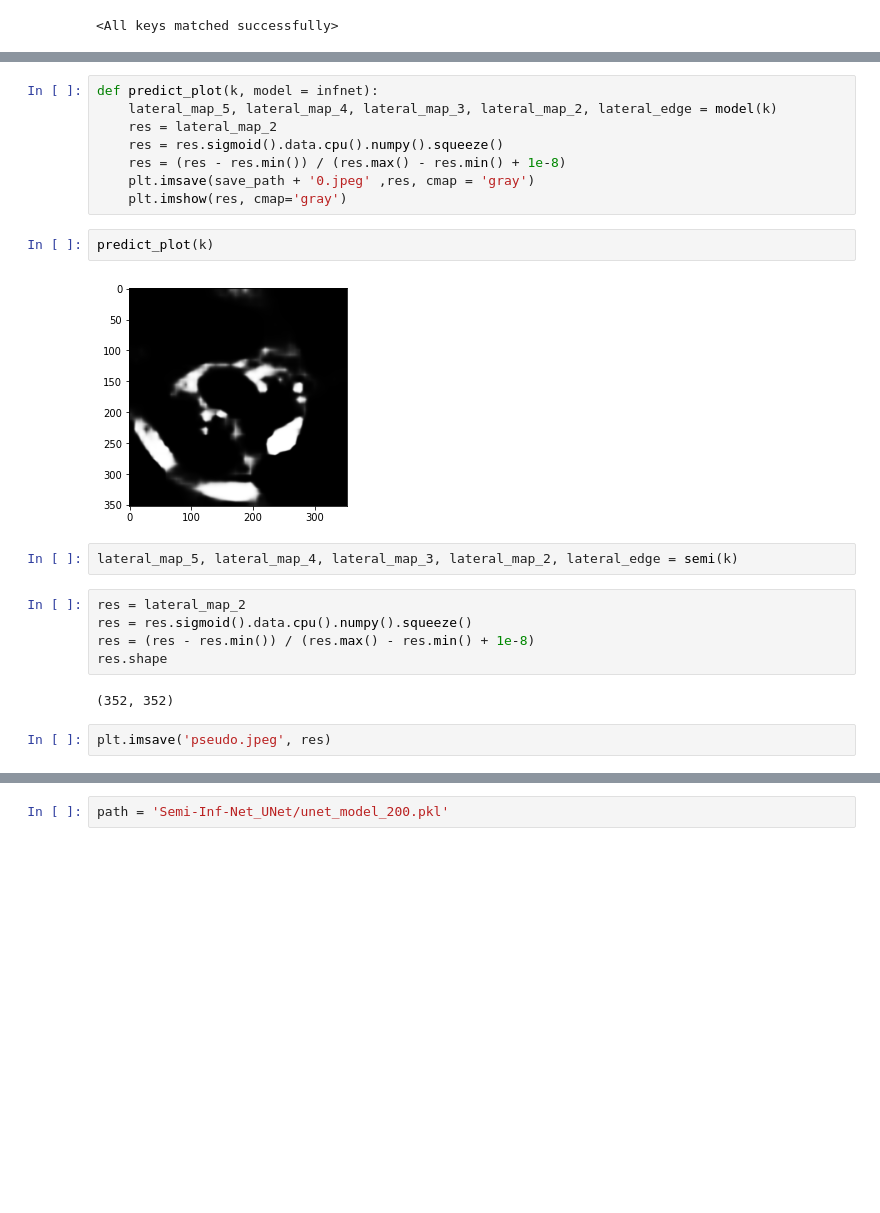
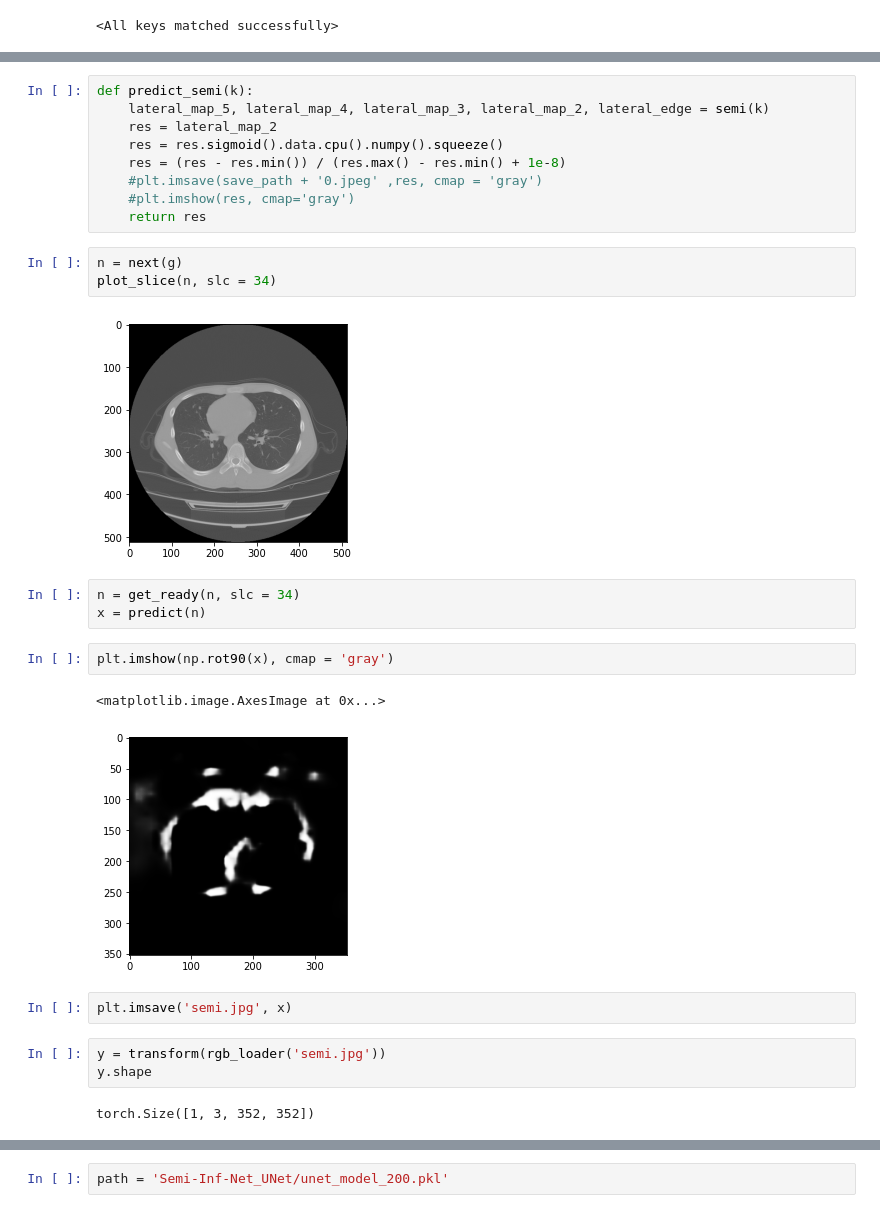
Before and after one commit to Timothy102/ct-ris, a Jupyter notebook: Do.ipynb, the cells around one changed output, grey strips where cells are left out. Cells and saved outputs as stored; diff of their text form; blank space fills up the shorter version.

```diff
--- a/Do.ipynb
+++ b/Do.ipynb
@@ -1057,23 +558,29 @@ semi.load_state_dict(torch.load(seminet_pth, map_location=device))
 # %%
-def predict_plot(k, model = infnet):
-    lateral_map_5, lateral_map_4, lateral_map_3, lateral_map_2, lateral_edge = model(k)
+def predict_semi(k):
+    lateral_map_5, lateral_map_4, lateral_map_3, lateral_map_2, lateral_edge = semi(k)
     res = lateral_map_2
     res = res.sigmoid().data.cpu().numpy().squeeze()
     res = (res - res.min()) / (res.max() - res.min() + 1e-8)
-    plt.imsave(save_path + '0.jpeg' ,res, cmap = 'gray')
-    plt.imshow(res, cmap='gray')
+    #plt.imsave(save_path + '0.jpeg' ,res, cmap = 'gray')
+    #plt.imshow(res, cmap='gray')
+    return res
-# %%
-predict_plot(k)
-# %% [output]
-[figure, removed]
-# %%
-lateral_map_5, lateral_map_4, lateral_map_3, lateral_map_2, lateral_edge = semi(k)
-# %%
-res = lateral_map_2
-res = res.sigmoid().data.cpu().numpy().squeeze()
-res = (res - res.min()) / (res.max() - res.min() + 1e-8)
-res.shape
-# %% [output]
-(352, 352)
-# %%
-plt.imsave('pseudo.jpeg', res)
+# %%
+n = next(g)
+plot_slice(n, slc = 34)
+# %% [output]
+[figure, added]
+# %%
+n = get_ready(n, slc = 34)
+x = predict(n)
+# %%
+plt.imshow(np.rot90(x), cmap = 'gray')
+# %% [output]
+<matplotlib.image.AxesImage at 0x...>
+[figure, added]
+# %%
+plt.imsave('semi.jpg', x)
+# %%
+y = transform(rgb_loader('semi.jpg'))
+y.shape
+# %% [output]
+torch.Size([1, 3, 352, 352])
```
Also changed, not shown: parts of 90 cells of this notebook, 3 other files.
